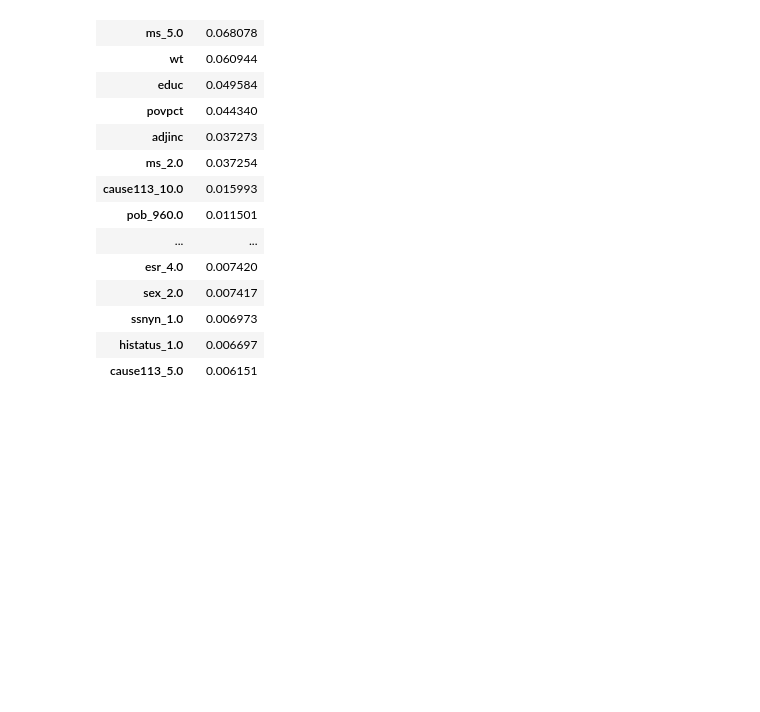
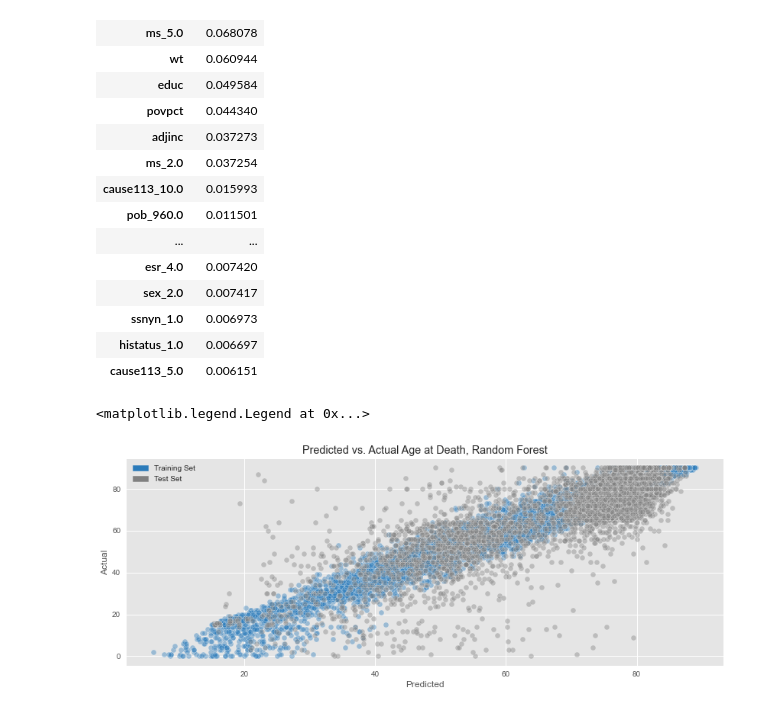
Before and after one commit to beckyepeters/life-expectancy-predictions, a Jupyter notebook: nlms_6c.ipynb, the cells around one changed output. Cells and saved outputs as stored; diff of their text form; code cells hidden in the pictures; blank space fills up the shorter version.

```diff
--- a/nlms_6c.ipynb
+++ b/nlms_6c.ipynb
@@ -663,3 +665,5 @@ feature_importances.head(20)
 | ssnyn_1.0 | 0.006973 |
 | histatus_1.0 | 0.006697 |
 | cause113_5.0 | 0.006151 |
+# %%
+df_train_labels_preds = pd.DataFrame({'Actual': y_train, 'Predicted': predict_train_rf})
@@ -665,0 +672,17 @@ feature_importances.head(20)
+# %%
+df_train_labels_preds['resids'] = df_train_labels_preds['Actual'] - df_train_labels_preds['Predicted']
+# %%
+df_test_labels_preds = pd.DataFrame({'Actual': y_test, 'Predicted': predict_test_rf})
+# %%
+df_test_labels_preds['resids'] = df_test_labels_preds['Actual'] - df_test_labels_preds['Predicted']
+# %%
+fig, ax = plt.subplots(figsize=(14, 5))
+sns.scatterplot(x='Predicted', y='Actual', data=df_train_labels_preds, ax=ax, color='#2b7bba', alpha=0.4)
+sns.scatterplot(x='Predicted', y='Actual', data=df_test_labels_preds, ax=ax, color='Gray', alpha=0.4)
+plt.title('Predicted vs. Actual Age at Death, Random Forest')
+train_color = mpatches.Patch(color='#2b7bba', label='Training Set')
+test_color = mpatches.Patch(color='Gray', label='Test Set')
+plt.legend(handles=[train_color, test_color])
+# %% [output]
+<matplotlib.legend.Legend at 0x...>
+[figure, added]
```
Also changed, not shown: parts of 2 cells of this notebook, 4 other files.
